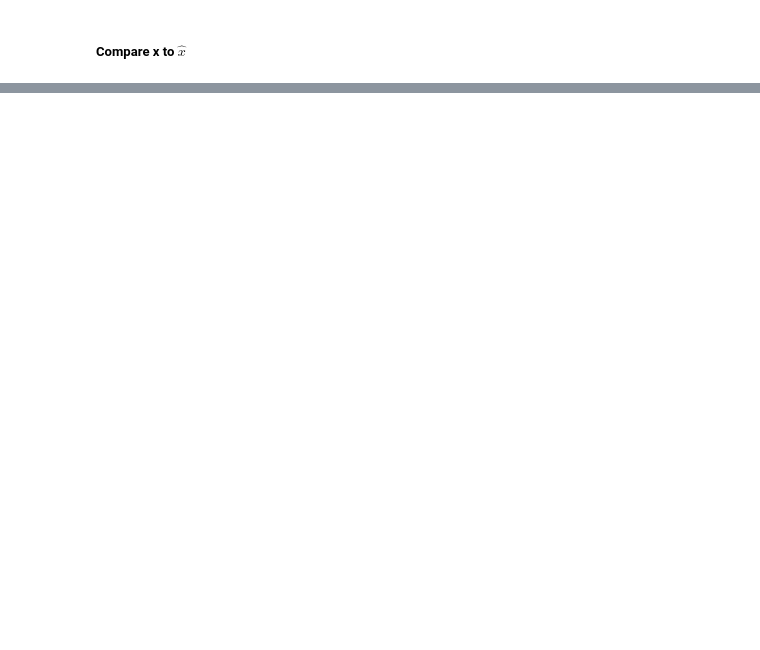
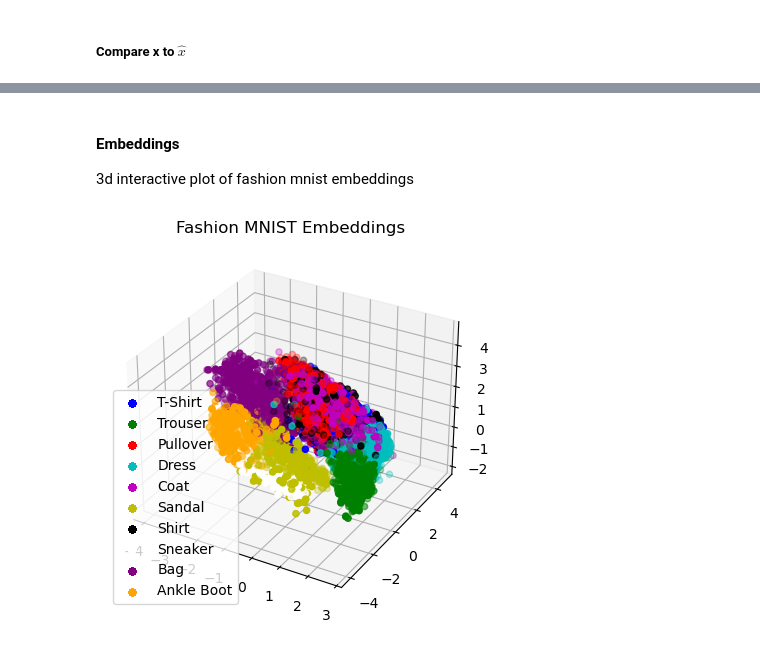
Before and after one commit to ericoericochen/autoencoder-fashion-mnist, a Jupyter notebook: index.ipynb, the cells around one changed output, grey strips where cells are left out. Saved outputs shown, nothing was run; the diff lists cells and outputs as text; code cells hidden in the pictures; blank space fills up the shorter version.

Commit message:
project done

```diff
--- a/index.ipynb
+++ b/index.ipynb
@@ -208,0 +266,3 @@ ax2.imshow(X_hat, cmap="gray")
+# %%
+EPOCHS = 50
+PATH = "weights.pth"
@@ -208,0 +312,4 @@ ax2.imshow(X_hat, cmap="gray")
+# %%
+autoencoder = AutoEncoder(encoder_params=ENCODER_PARAMS, decoder_params=DECODER_PARAMS)
+autoencoder.load_state_dict(torch.load(PATH).state_dict())
+autoencoder = autoencoder.to(DEVICE)
@@ -208,0 +321,65 @@ ax2.imshow(X_hat, cmap="gray")
+# %% [markdown]
+#### Embeddings
+3d interactive plot of fashion mnist embeddings
+# %%
+labels_color = {
+    0: 'b',
+    1: 'g',
+    2: 'r',
+    3: 'c',
+    4: 'm',
+    5: 'y',
+    6: 'k',
+    7: 'w',
+    8: 'purple',
+    9: 'orange'
+}
+# %%
+# for each batch, create embeddings then display them
+fig = plt.figure()
+# ax = Axes3D(fig)
+
+ax = fig.add_subplot(111, projection='3d')
+
+ax.set_title("Fashion MNIST Embeddings")
+
+plots = {
+    0: [],
+    1: [],
+    2: [],
+    3: [],
+    4: [],
+    5: [],
+    6: [],
+    7: [],
+    8: [],
+    9: []
+}
+
+autoencoder.eval()
+for X, Y in test_loader:
+    X = X.to(DEVICE)
+    X = X.view(-1, 28*28)
+    X_hat = autoencoder.encoder(X)
+    X_hat = X_hat.detach().cpu().numpy()
+
+    # for each label, plot their embeddings
+    for label in labels_map.keys():
+        X_hat_for_label = X_hat[Y == label]
+        x = X_hat_for_label[:, 0]
+        y = X_hat_for_label[:, 1]
+        z = X_hat_for_label[:, 2]
+
+        color = labels_color[label]
+        label_name = labels_map[label]
+
+        plot = ax.scatter(x, y, z, c=color)
+        plots[label].append(plot)
+
+plots = list(tuple(plots) for plots in plots.values())
+labels = list(labels_map.values())
+
+plt.legend(plots, labels);
+plt.show();
+# %% [output]
+[figure, added]
```
Also changed, not shown: parts of 24 cells of this notebook, 1 other file.
